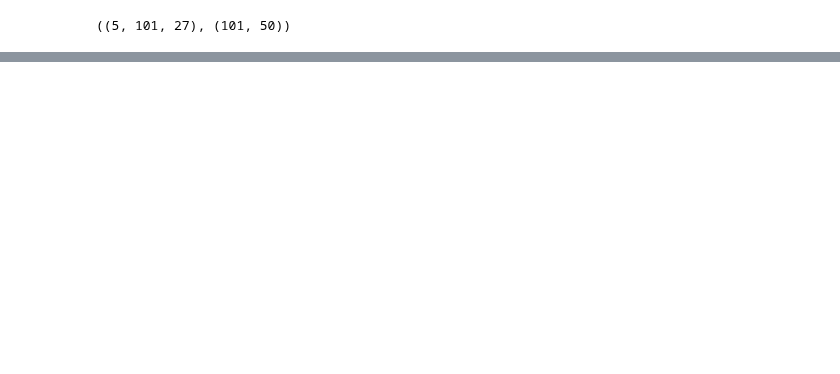
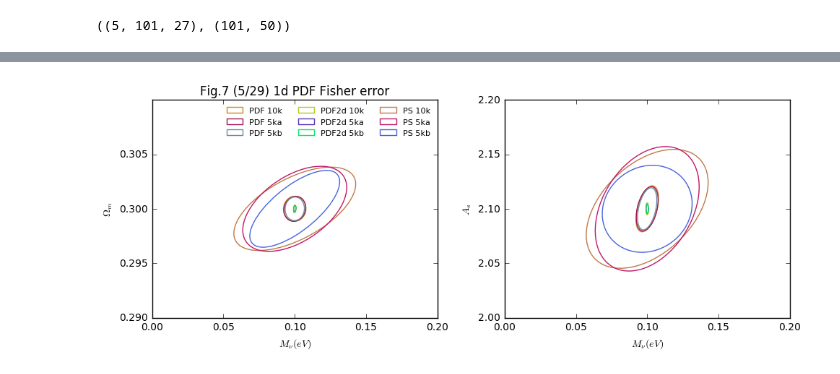
Before and after one commit to liuxx479/PDFs, a Jupyter notebook: test_10k.ipynb, the cells around one changed output, grey strips where cells are left out. Saved outputs shown, nothing was run; the diff lists cells and outputs as text; code cells hidden in the pictures; blank space fills up the shorter version.

```diff
--- a/test_10k.ipynb
+++ b/test_10k.ipynb
@@ -431,0 +518,40 @@ show()
+# %%
+# ######### plot
+lss='solid'
+fnNsim=['10k','5ka', '5kb', '5x5']
+seed(999)
+f, (ax1,ax2) = subplots(1,2,figsize=(10,4))
+
+for i in range(len(Fisher_arr)-1):
+    icolor = rand(3)
+    iF = Fisher_arr[i][0]
+    plotEllipse(fidu_params[[0,1]], mat(iF).I[[0,1],:][:,[0,1]] ,icolor,lss,'PDF %s'%(fnNsim[i]),ax1)
+    plotEllipse(fidu_params[[0,2]], mat(iF).I[[0,2],:][:,[0,2]] ,icolor,lss,'PDF %s'%(fnNsim[i]),ax2)
+
+for i in range(len(Fisher_arr_2d)-1):
+    icolor = rand(3)
+    iF = Fisher_arr_2d[i][0]
+    plotEllipse(fidu_params[[0,1]], mat(iF).I[[0,1],:][:,[0,1]] ,icolor,lss,'PDF2d %s'%(fnNsim[i]),ax1)
+    plotEllipse(fidu_params[[0,2]], mat(iF).I[[0,2],:][:,[0,2]] ,icolor,lss,'PDF2d %s'%(fnNsim[i]),ax2)
+
+for i in range(len(Fisher_arr_PS)-1):
+    icolor = rand(3)
+    iF = Fisher_arr_PS[i][0]
+    plotEllipse(fidu_params[[0,1]], mat(iF).I[[0,1],:][:,[0,1]] ,icolor,lss,'PS %s'%(fnNsim[i]),ax1)
+    plotEllipse(fidu_params[[0,2]], mat(iF).I[[0,2],:][:,[0,2]] ,icolor,lss,'PS %s'%(fnNsim[i]),ax2)
+
+ax1.set_xlim(0., 0.2)
+ax1.set_ylim(0.29, 0.31)
+ax2.set_xlim(0., 0.2)
+ax2.set_ylim(2., 2.2)
+
+ax1.set_xlabel(r'$M_\nu(eV)$')
+ax1.set_ylabel(r'$\Omega_m$')
+ax2.set_xlabel(r'$M_\nu(eV)$')
+ax2.set_ylabel(r'$A_s$')
+ax1.legend(fontsize=8,frameon=0,ncol=3)
+ax1.set_title('Fig.7 (5/29) 1d PDF Fisher error')
+plt.tight_layout()
+show()
+# %% [output]
+[figure, added]
```
Also changed, not shown: parts of 12 cells of this notebook.
